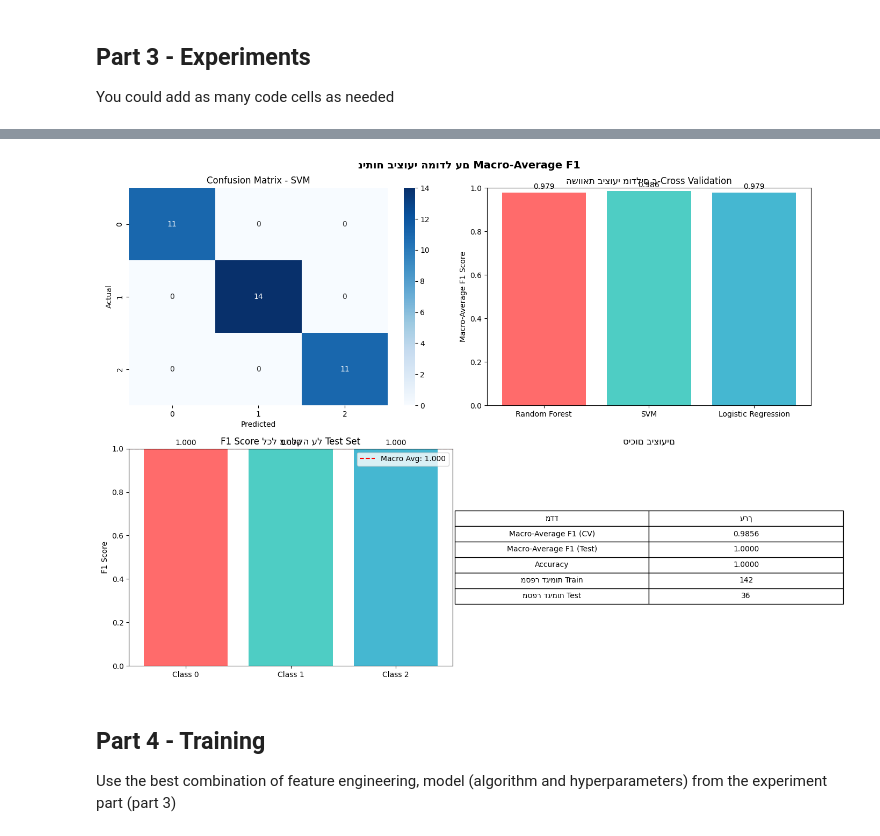
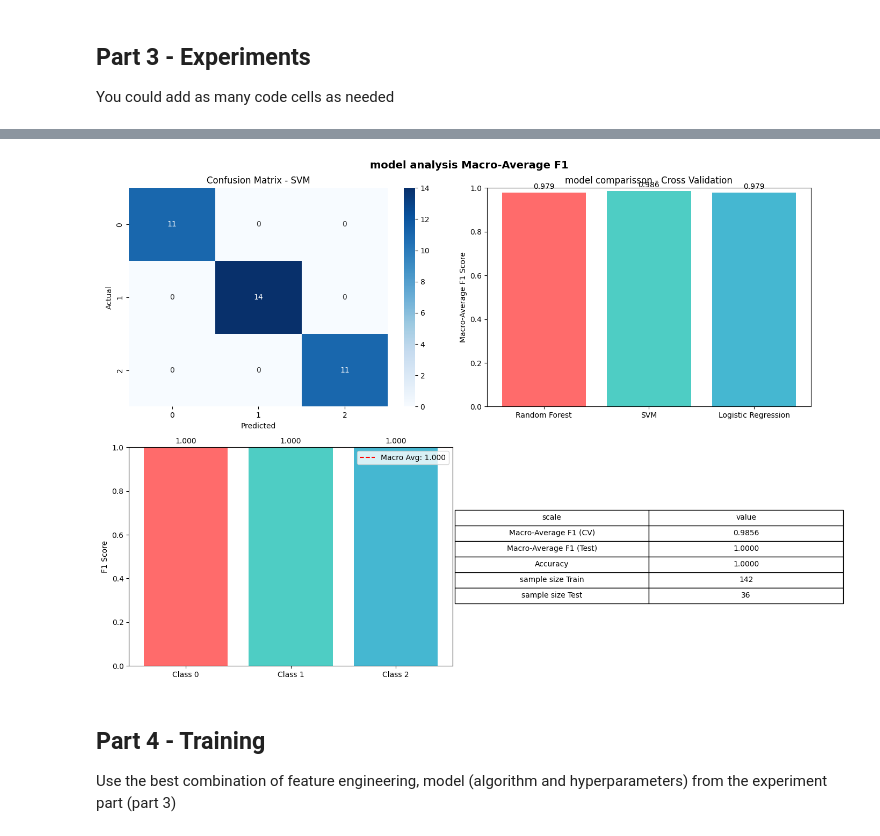
Before and after one commit to sbh556/machine_learnign_project, a Jupyter notebook: Assignment_supervised_learning_flow.ipynb, the cells around one changed output, grey strips where cells are left out. Cells and saved outputs as stored; diff of their text form; code cells hidden in the pictures.

```diff
--- a/Assignment_supervised_learning_flow.ipynb
+++ b/Assignment_supervised_learning_flow.ipynb
@@ -175,7 +175,6 @@ models = {
     'Logistic Regression': LogisticRegression(random_state=42, max_iter=1000)
 }
 
-# הגדרת פרמטרים לחיפוש
 param_grids = {
     'Random Forest': {
         'n_estimators': [50, 100, 200],
@@ -193,7 +192,6 @@ param_grids = {
     }
 }
 
-# יצירת StratifiedKFold לשמירה על פרופורציות בכל fold
 skf = StratifiedKFold(n_splits=5, shuffle=True, random_state=42)
 
 best_models = {}
@@ -203,20 +201,17 @@ for model_name, model in models.items():
     print(f"\n{model_name}:")
     print("-" * 40)
 
-    # Grid Search עם Macro-Average F1 כמדד
     grid_search = GridSearchCV(
         model,
         param_grids[model_name],
         cv=skf,
-        scoring='f1_macro',  # המדד שלנו!
+        scoring='f1_macro',
         n_jobs=-1,
         verbose=0
     )
 
-    # אימון
     grid_search.fit(X_train_scaled, Y_train)
 
-    # שמירת התוצאות
     best_models[model_name] = grid_search.best_estimator_
     cv_results[model_name] = {
         'best_params': grid_search.best_params_,
@@ -224,72 +219,43 @@ for model_name, model in models.items():
         'cv_results': grid_search.cv_results_
     }
 
-    # הדפסת תוצאות
-    print(f"  הפרמטרים הטובים ביותר: {grid_search.best_params_}")
-    print(f"  Macro-Average F1 ממוצע ב-CV: {grid_search.best_score_:.4f}")
+    print(f"Best parameters: {grid_search.best_params_}")
+    print(f"Macro-Average F1-CV: {grid_search.best_score_:.4f}")
 
-    # הצגת ציוני F1 לכל fold
     mean_scores = grid_search.cv_results_['mean_test_score']
     std_scores = grid_search.cv_results_['std_test_score']
     best_idx = grid_search.best_index_
-    print(f"  סטיית תקן: {std_scores[best_idx]:.4f}")
-
-# ============================================
-# 6. בחירת המודל הטוב ביותר
-# ============================================
-
-print("\n" + "="*60)
-print("בחירת המודל הטוב ביותר")
-print("="*60)
+    print(f"deviation: {std_scores[best_idx]:.4f}")
 
 best_model_name = max(cv_results, key=lambda x: cv_results[x]['best_score'])
 best_model = best_models[best_model_name]
 best_cv_score = cv_results[best_model_name]['best_score']
 
-print(f"\nהמודל הנבחר: {best_model_name}")
-print(f"Macro-Average F1 ב-Cross Validation: {best_cv_score:.4f}")
+print(f"\nchosen model: {best_model_name}")
+print(f"Macro-Average F1-Cross Validation: {best_cv_score:.4f}")
 
-# ============================================
-# 7. הערכה על Test Set
-# ============================================
-
-print("\n" + "="*60)
-print("הערכת ביצועים על Test Set")
-print("="*60)
-
-# חיזוי על Test Set
 y_pred = best_model.predict(X_test_scaled)
 
-# חישוב Macro-Average F1
 test_macro_f1 = calculate_macro_f1(Y_test, y_pred)
 
-print(f"\n*** Macro-Average F1 על Test Set: {test_macro_f1:.4f} ***")
+print(f"\n*** Macro-Average F1 Test Set: {test_macro_f1:.4f} ***")
 
-# Classification Report מפורט
-print("\nClassification Report:")
-print("-" * 40)
 report = classification_report(Y_test, y_pred,
                               target_names=[f'Class {i}' for i in sorted(df['target'].unique())],
                               digits=4)
 print(report)
 
-# חישוב F1 לכל מחלקה בנפרד
 f1_per_class = f1_score(Y_test, y_pred, average=None)
-print("\nF1-Score לכל מחלקה:")
+print("\nF1-Score for every class:")
 for i, score in enumerate(f1_per_class):
     print(f"  Class {i}: {score:.4f}")
 
-print(f"\nממוצע F1 Scores: {np.mean(f1_per_class):.4f}")
-print(f"Macro-Average F1 (וידוא): {test_macro_f1:.4f}")
-
-# ============================================
-# 8. ויזואליזציה של התוצאות
-# ============================================
+print(f"\naverage F1 Scores: {np.mean(f1_per_class):.4f}")
+print(f"Macro-Average F1: {test_macro_f1:.4f}")
 
 fig, axes = plt.subplots(2, 2, figsize=(14, 10))
-fig.suptitle('ניתוח ביצועי המודל עם Macro-Average F1', fontsize=14, fontweight='bold')
+fig.suptitle('model analysis Macro-Average F1', fontsize=14, fontweight='bold')
 
-# 1. Confusion Matrix
 ax1 = axes[0, 0]
 cm = confusion_matrix(Y_test, y_pred)
 sns.heatmap(cm, annot=True, fmt='d', cmap='Blues', ax=ax1)
@@ -297,32 +263,28 @@ ax1.set_xlabel('Predicted')
 ax1.set_ylabel('Actual')
 ax1.set_title(f'Confusion Matrix - {best_model_name}')
 
-# 2. השוואת F1 Scores בין המודלים
 ax2 = axes[0, 1]
 model_names = list(cv_results.keys())
 cv_scores = [cv_results[name]['best_score'] for name in model_names]
 bars = ax2.bar(model_names, cv_scores, color=['#FF6B6B', '#4ECDC4', '#45B7D1'])
 ax2.set_ylabel('Macro-Average F1 Score')
-ax2.set_title('השוואת ביצועי מודלים ב-Cross Validation')
+ax2.set_title('model comparisson - Cross Validation')
 ax2.set_ylim(0, 1)
 for bar, score in zip(bars, cv_scores):
     ax2.text(bar.get_x() + bar.get_width()/2, bar.get_height() + 0.01,
              f'{score:.3f}', ha='center', va='bottom')
 
-# 3. F1 Score לכל מחלקה
 ax3 = axes[1, 0]
 classes = [f'Class {i}' for i in range(len(f1_per_class))]
 bars = ax3.bar(classes, f1_per_class, color=['#FF6B6B', '#4ECDC4', '#45B7D1'])
 ax3.axhline(y=test_macro_f1, color='red', linestyle='--', label=f'Macro Avg: {test_macro_f1:.3f}')
 ax3.set_ylabel('F1 Score')
-ax3.set_title('F1 Score לכל מחלקה על Test Set')
 ax3.set_ylim(0, 1)
 ax3.legend()
 for bar, score in zip(bars, f1_per_class):
     ax3.text(bar.get_x() + bar.get_width()/2, bar.get_height() + 0.01,
              f'{score:.3f}', ha='center', va='bottom')
 
-# 4. Feature Importance (אם זה Random Forest)
 ax4 = axes[1, 1]
 if best_model_name == 'Random Forest':
     importances = best_model.feature_importances_
@@ -333,22 +295,20 @@ if best_model_name == 'Random Forest':
     ax4.set_xlabel('Importance')
     ax4.set_title('Top 10 Feature Importances')
 else:
-    # טבלת סיכום במקום
     ax4.axis('off')
     summary_data = [
-        ['מדד', 'ערך'],
+        ['scale', 'value'],
         ['Macro-Average F1 (CV)', f'{best_cv_score:.4f}'],
         ['Macro-Average F1 (Test)', f'{test_macro_f1:.4f}'],
         ['Accuracy', f'{(Y_test == y_pred).mean():.4f}'],
-        ['מספר דגימות Train', str(len(X_train))],
-        ['מספר דגימות Test', str(len(X_test))]
+        ['sample size Train', str(len(X_train))],
+        ['sample size Test', str(len(X_test))]
     ]
     table = ax4.table(cellText=summary_data[1:], colLabels=summary_data[0],
                      cellLoc='center', loc='center')
     table.auto_set_font_size(False)
     table.set_fontsize(10)
     table.scale(1.2, 1.5)
-    ax4.set_title('סיכום ביצועים')
 
 plt.tight_layout()
 plt.show()
@@ -373,4 +333,4 @@ Macro-Average F1 (וידוא): 1.0000
-[figure, old version]
+[figure, new version]
 # %% [markdown]
 ## Part 4 - Training
 Use the best combination of feature engineering, model (algorithm and hyperparameters) from the experiment part (part 3)
```
Also changed, not shown: parts of 1 cell of this notebook.
